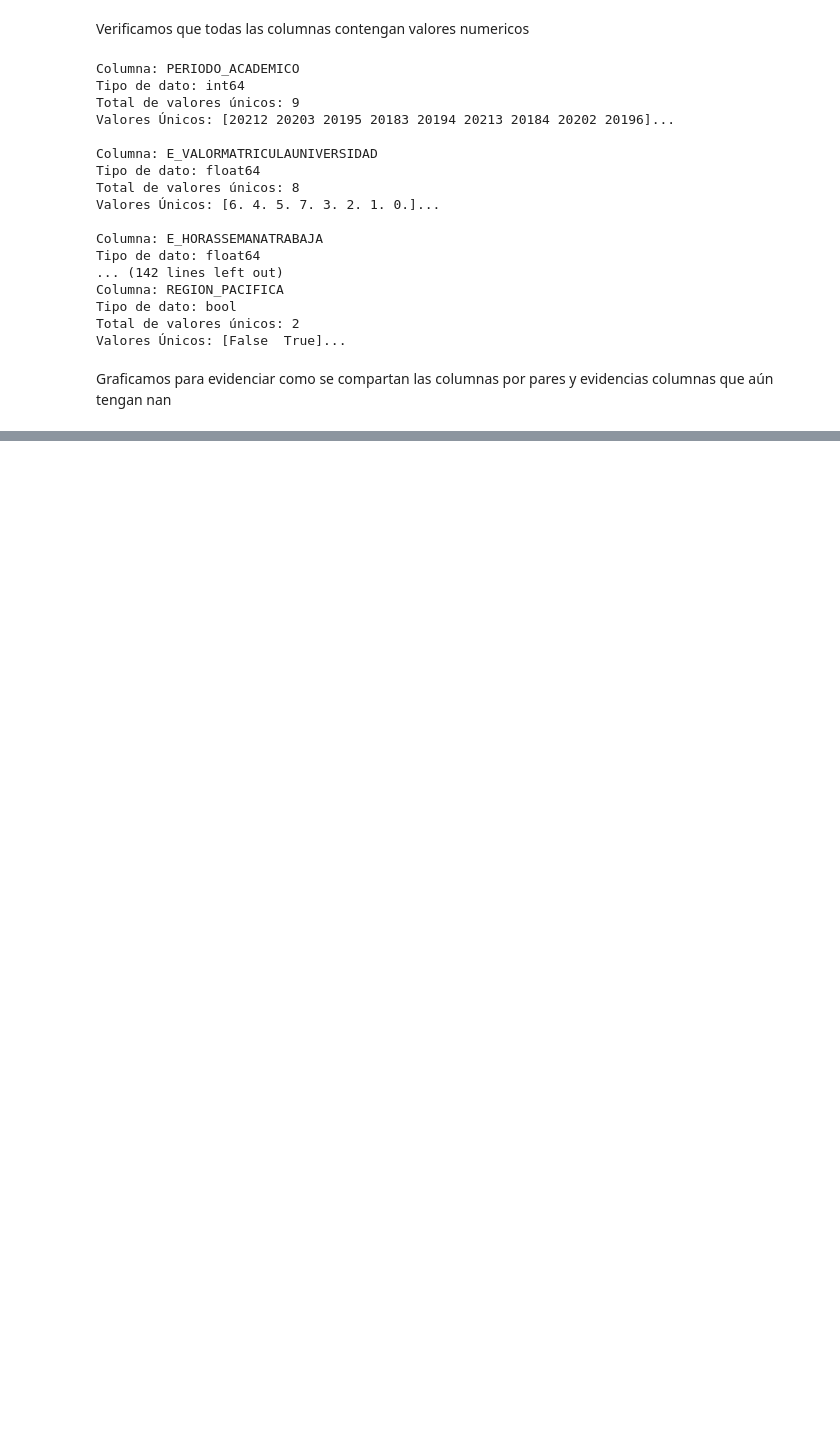
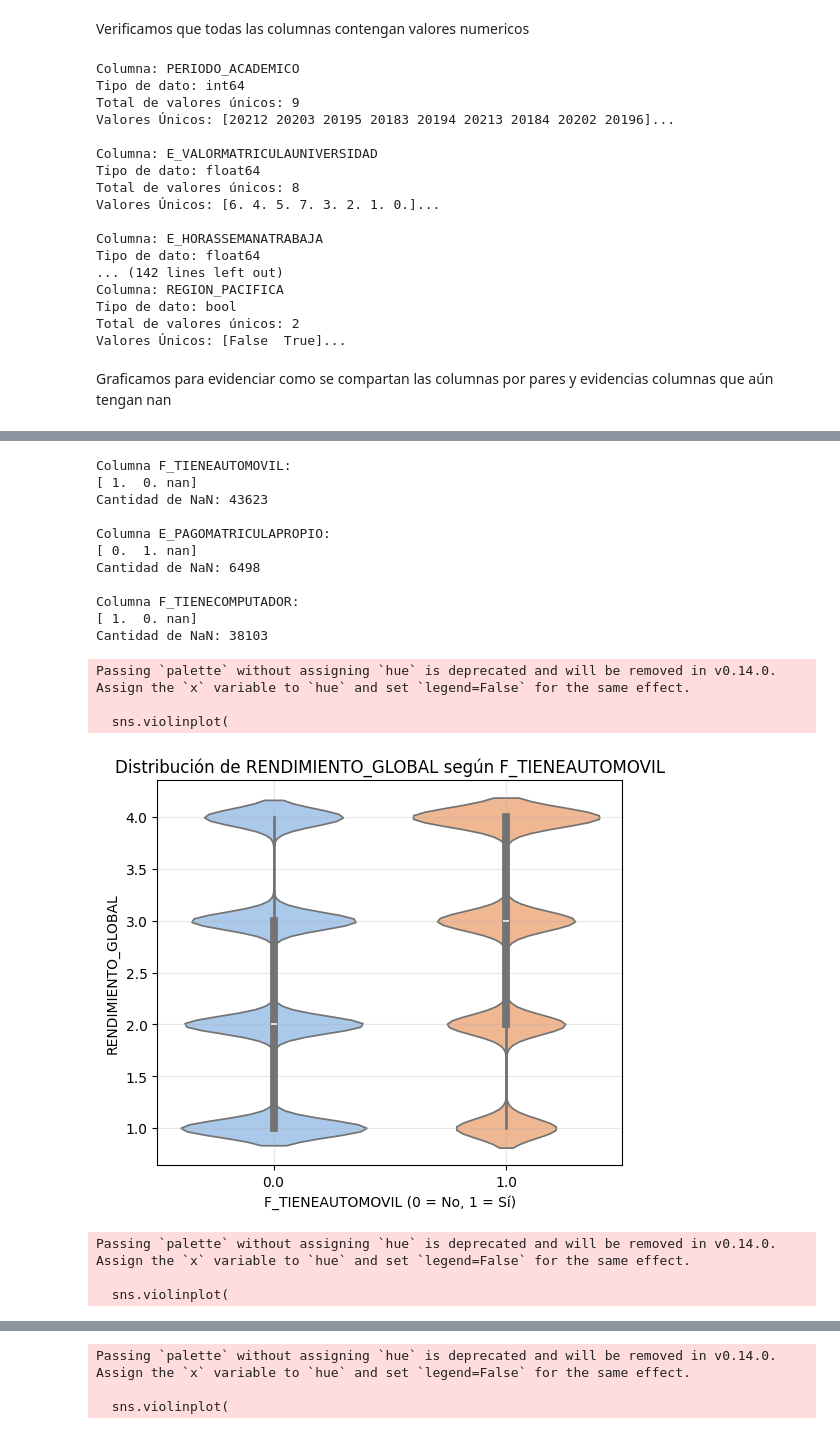
Before and after one commit to CarlosArteagaM/Proyecto-IA_2025-2, a Jupyter notebook: 02_preprocesado.ipynb, the cells around one changed output, grey strips where cells are left out. Drawn from its saved outputs; the diff is of its cells as text; code cells hidden in the pictures; blank space fills up the shorter version.

```diff
--- a/02_preprocesado.ipynb
+++ b/02_preprocesado.ipynb
@@ -553,0 +716,48 @@ Graficamos para evidenciar como se compartan las columnas por pares y evidencias
+# %%
+d10 = d9.copy()
+mapping_binario = {'si': 1, 'no': 0}
+
+cols_binarias = ['F_TIENEAUTOMOVIL', 'E_PAGOMATRICULAPROPIO', 'F_TIENECOMPUTADOR']
+
+for col in cols_binarias:
+    d10 = clean_text_column(d10, col)
+    d10 = replace_category_for_numbers(d10, col, mapping_binario)
+    print(f"\nColumna {col}:")
+    print(d10[col].unique())
+    print("Cantidad de NaN:", d10[col].isna().sum())
+
+d10['RENDIMIENTO_GLOBAL'] = pd.to_numeric(d10['RENDIMIENTO_GLOBAL'], errors='coerce')
+
+for col in cols_binarias:
+    plt.figure(figsize=(6,5))
+    sns.violinplot(
+        data=d10,
+        x=col,
+        y='RENDIMIENTO_GLOBAL',
+        inner='box',
+        palette='pastel'
+    )
+    plt.title(f'Distribución de RENDIMIENTO_GLOBAL según {col}')
+    plt.xlabel(f'{col} (0 = No, 1 = Sí)')
+    plt.ylabel('RENDIMIENTO_GLOBAL')
+    plt.grid(True, alpha=0.3)
+    plt.show()
+# %% [output]
+Columna F_TIENEAUTOMOVIL:
+[ 1.  0. nan]
+Cantidad de NaN: 43623
+
+Columna E_PAGOMATRICULAPROPIO:
+[ 0.  1. nan]
+Cantidad de NaN: 6498
+
+Columna F_TIENECOMPUTADOR:
+[ 1.  0. nan]
+Cantidad de NaN: 38103
+Passing `palette` without assigning `hue` is deprecated and will be removed in v0.14.0. Assign the `x` variable to `hue` and set `legend=False` for the same effect.
+
+  sns.violinplot(
+[figure, added]
+Passing `palette` without assigning `hue` is deprecated and will be removed in v0.14.0. Assign the `x` variable to `hue` and set `legend=False` for the same effect.
+
+  sns.violinplot(
@@ -553,0 +765,3 @@ Graficamos para evidenciar como se compartan las columnas por pares y evidencias
+Passing `palette` without assigning `hue` is deprecated and will be removed in v0.14.0. Assign the `x` variable to `hue` and set `legend=False` for the same effect.
+
+  sns.violinplot(
```
Also changed, not shown: parts of 20 cells of this notebook.
